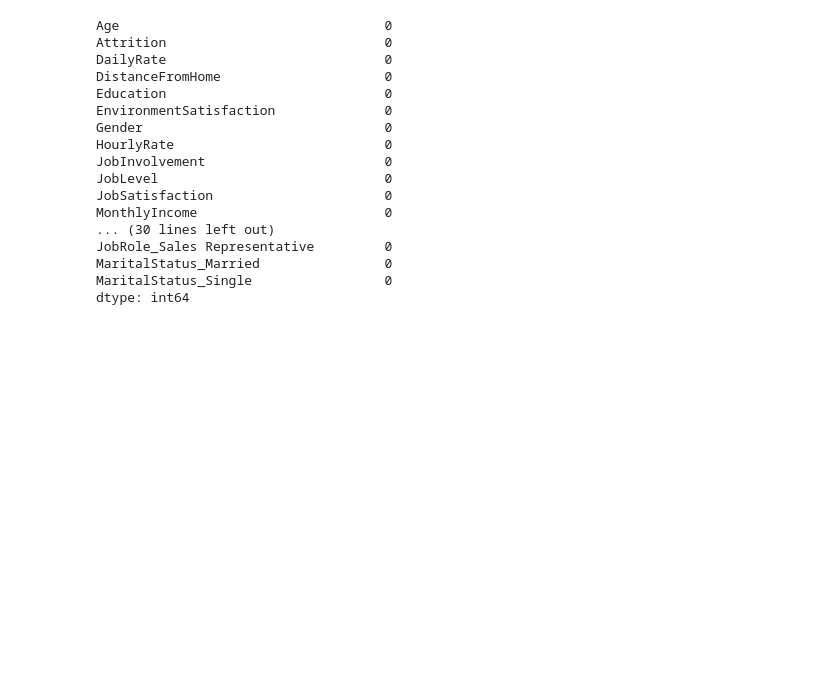
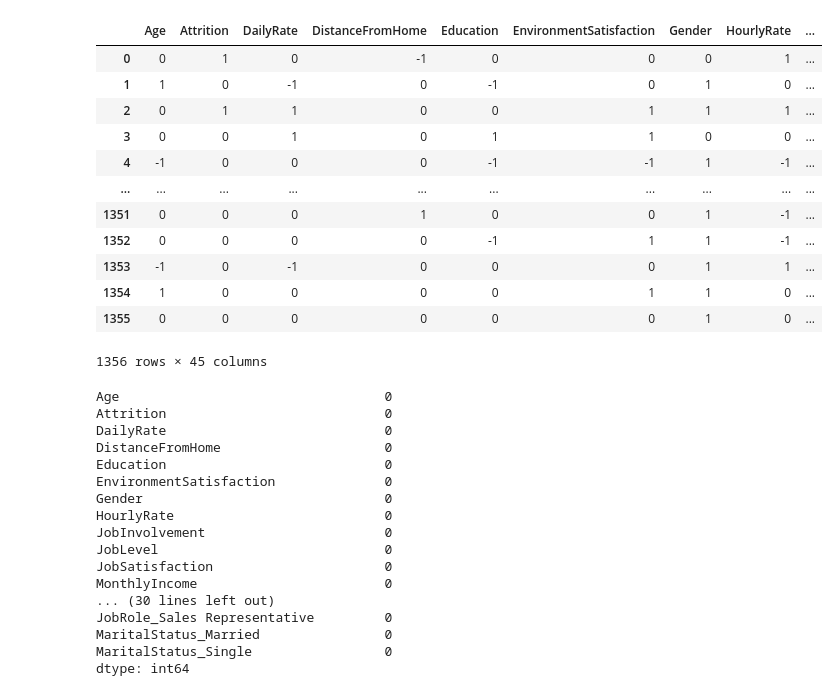
Before and after one commit to srilakshmi891/HR-Attrition-Analystics, a Jupyter notebook: notebooks/HR_Attrition_Analysis.ipynb, the cells around one changed output. Saved outputs shown, nothing was run; the diff lists cells and outputs as text; code cells hidden in the pictures; blank space fills up the shorter version.

```diff
--- a/notebooks/HR_Attrition_Analysis.ipynb
+++ b/notebooks/HR_Attrition_Analysis.ipynb
@@ -3,6 +3,21 @@ import pandas as pd
 import numpy as np
 # %%
 df=pd.read_csv("cleaned_dataset.csv")
+df
+# %% [output]
+|  | Age | Attrition | DailyRate | DistanceFromHome | Education | EnvironmentSatisfaction | Gender | HourlyRate | ... |
+| 0 | 0 | 1 | 0 | -1 | 0 | 0 | 0 | 1 | ... |
+| 1 | 1 | 0 | -1 | 0 | -1 | 0 | 1 | 0 | ... |
+| 2 | 0 | 1 | 1 | 0 | 0 | 1 | 1 | 1 | ... |
+| 3 | 0 | 0 | 1 | 0 | 1 | 1 | 0 | 0 | ... |
+| 4 | -1 | 0 | 0 | 0 | -1 | -1 | 1 | -1 | ... |
+| ... | ... | ... | ... | ... | ... | ... | ... | ... | ... |
+| 1351 | 0 | 0 | 0 | 1 | 0 | 0 | 1 | -1 | ... |
+| 1352 | 0 | 0 | 0 | 0 | -1 | 1 | 1 | -1 | ... |
+| 1353 | -1 | 0 | -1 | 0 | 0 | 0 | 1 | 1 | ... |
+| 1354 | 1 | 0 | 0 | 0 | 0 | 1 | 1 | 0 | ... |
+| 1355 | 0 | 0 | 0 | 0 | 0 | 0 | 1 | 0 | ... |
+1356 rows × 45 columns
 # %%
 df.isnull().sum()
 # %% [output]
```
Also changed, not shown: parts of 15 cells of this notebook, 15 other files.
